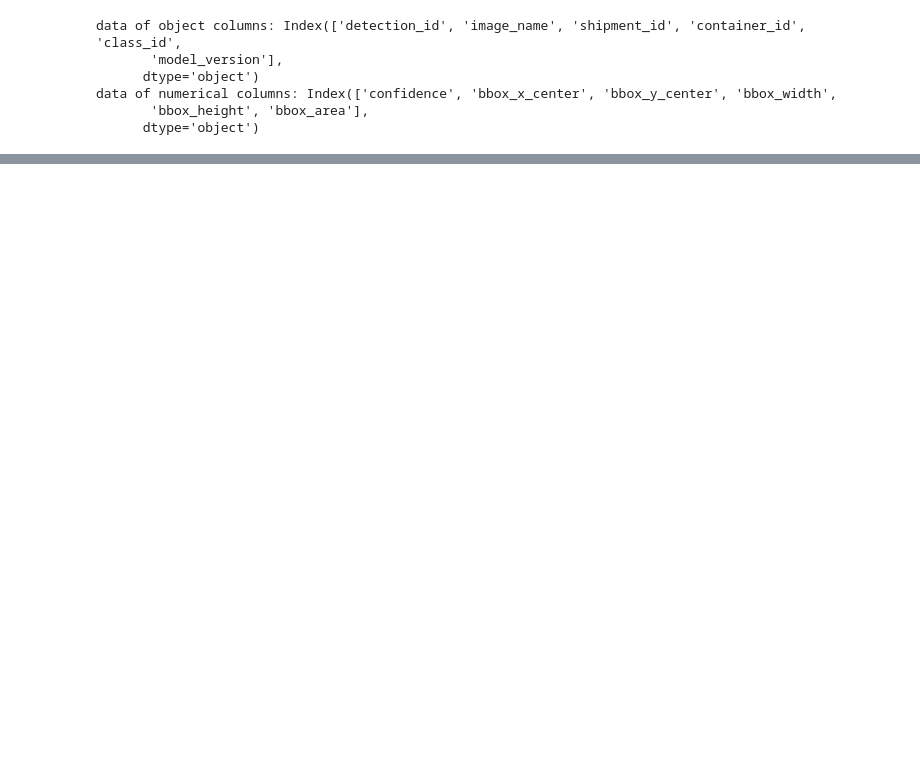
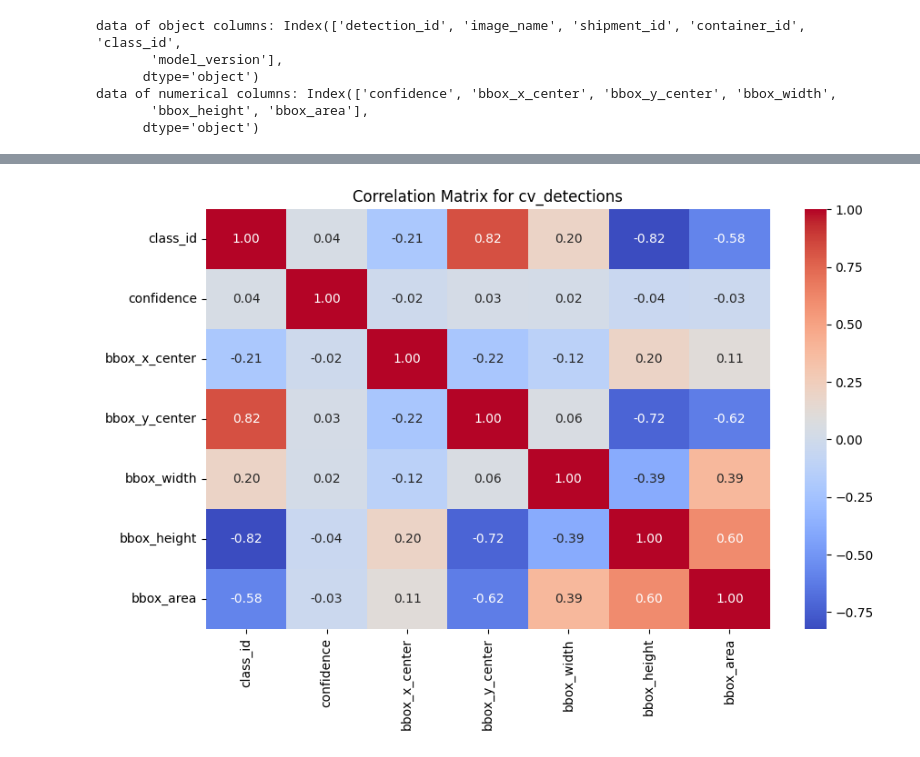
Before and after one commit to Mipjeiger/logistic-business-AI-Engineer-end-to-end-solution, a Jupyter notebook: notebooks/11_SQL_EDA.ipynb, the cells around one changed output, grey strips where cells are left out. Saved outputs shown, nothing was run; the diff lists cells and outputs as text; code cells hidden in the pictures; blank space fills up the shorter version.

```diff
--- a/notebooks/11_SQL_EDA.ipynb
+++ b/notebooks/11_SQL_EDA.ipynb
@@ -27,11 +27,11 @@ query_2 = "SELECT * FROM ml.inspection_training;"
 # %%
 # Load SQL data into a pandas dataframe using a direct connection
 with engine.connect() as connection:
-    df_cv_detections = pd.read_sql(text(query_1), connection)
+    df_detections = pd.read_sql(text(query_1), connection)
 
-print(f"📊 Data loaded: {df_cv_detections.shape[0]} rows × {df_cv_detections.shape[1]} columns")
+print(f"📊 Data loaded: {df_detections.shape[0]} rows × {df_detections.shape[1]} columns")
 print(f"\nFirst few rows:")
-df_cv_detections.head()
+df_detections.head()
 # %% [output]
 📊 Data loaded: 2134 rows × 13 columns
 
@@ -148,0 +82,11 @@ df_cv_detections[df_cv_detections["class_id"] == "1"]
+# %%
+import matplotlib.pyplot as plt
+import seaborn as sns
+
+plt.figure(figsize=(10, 6))
+corr = df_cv_detections.corr()
+sns.heatmap(corr, annot=True, cmap='coolwarm', fmt=".2f")
+plt.title('Correlation Matrix for cv_detections')
+plt.show()
+# %% [output]
+[figure, added]
```
Also changed, not shown: parts of 12 cells of this notebook.
